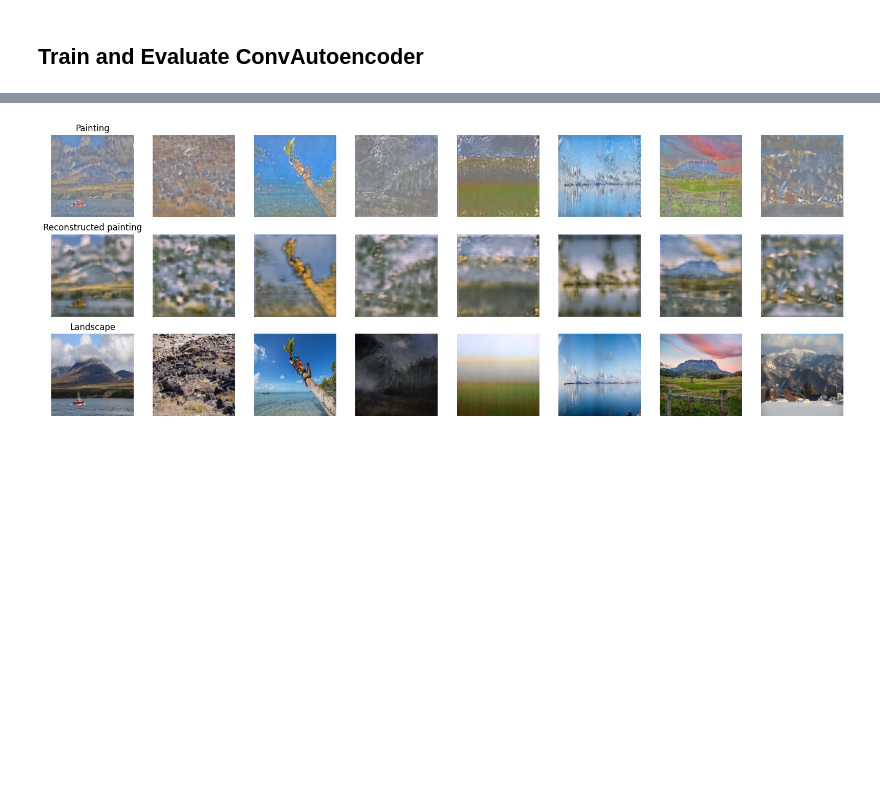
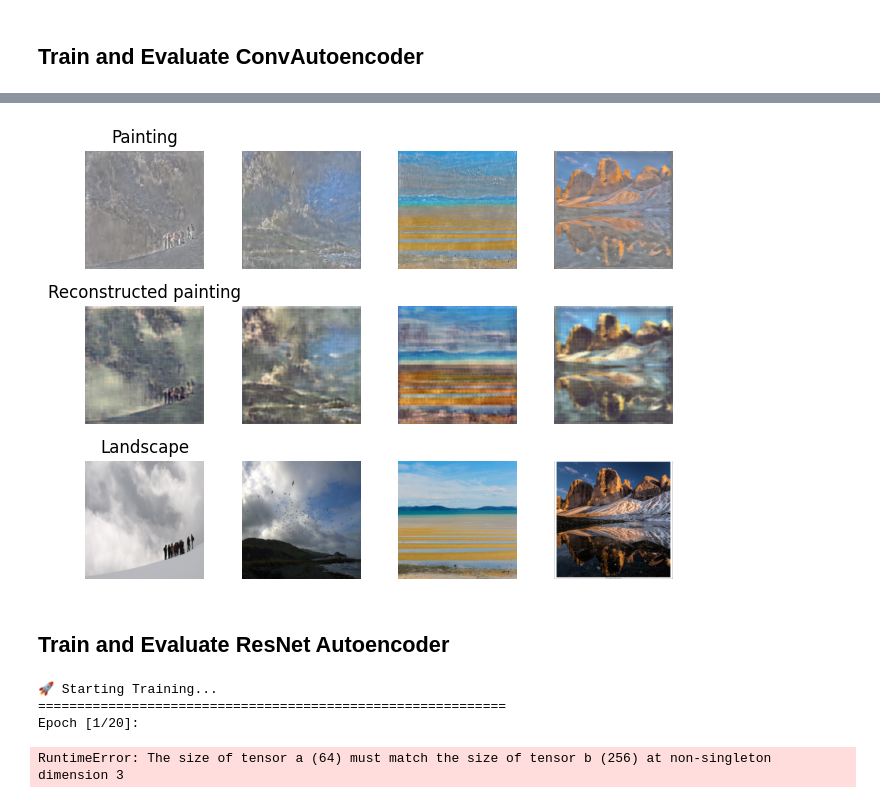
Before and after one commit to tinta2510/landscape2art, a Jupyter notebook: train.ipynb, the cells around one changed output, grey strips where cells are left out. Cells and saved outputs as stored; diff of their text form; code cells hidden in the pictures; blank space fills up the shorter version.

Commit message:
Trained ConvAutoencoder

```diff
--- a/train.ipynb
+++ b/train.ipynb
@@ -21,7 +22,8 @@ from tqdm import tqdm
 from conv_autoencoder import ConvAutoencoder
 from resnet_autoencoder import ResnetAutoencoder
 # %%
-DIR = '/content/landscape2art'
+DATA_DIR = '/content/monet_style_dataset'
+MODEL_DIR = '/content/drive/Othercomputers/T14S-G14/D:/HCMUT_Workspace/HK251/Digital-Image-Processing-and-Computer-Vision/assignment/landscape2art/models'
 # %% [markdown]
 ## Prepare Dataset and Dataloader
 # %%
@@ -69,8 +71,8 @@ class PhotoPaintingDataset(Dataset):
 
         return photo, painting
 # %%
-photos_dir = os.path.join(DIR, 'monet_style_dataset', 'original')
-paintings_dir = os.path.join(DIR, 'monet_style_dataset', 'stylized')
+photos_dir = os.path.join(DATA_DIR, 'original')
+paintings_dir = os.path.join(DATA_DIR, 'stylized')
 
 all_files = sorted(os.listdir(photos_dir))
 train_idx, test_idx = train_test_split(range(len(all_files)), test_size=0.2, random_state=42)
@@ -192,33 +270,35 @@ def show_examples(model, data_loader, idx, device):
         it = iter(data_loader)
         photo, painting = next(it)
         for i in range(idx):
           photo, painting = next(it)
 
         painting, photo = painting.to(device), photo.to(device)
         output = model(painting)
 
         painting = painting.cpu().numpy()
         photo = photo.cpu().numpy()
         output = output.cpu().numpy()
 
-        fig, axes = plt.subplots(3, 8, figsize=(16, 6))
-        for i in range(8):
+        fig, axes = plt.subplots(3, 4)
+        for i in range(4):
             # Display paintingscale input
             axes[0, i].imshow(painting[i].transpose(1, 2, 0))
             axes[0, i].axis('off')
             # Display predicted photo output
             axes[1, i].imshow(output[i].transpose(1, 2, 0))
             axes[1, i].axis('off')
             # Display ground truth
             axes[2, i].imshow(photo[i].transpose(1, 2, 0))
             axes[2, i].axis('off')
 
         axes[0, 0].set_title("Painting")
         axes[1, 0].set_title("Reconstructed painting")
         axes[2, 0].set_title("Landscape")
         plt.tight_layout()
         plt.show()
 
 show_examples(model, test_loader, 6, device)
 # %% [output]
-[figure, old version]
+[figure, new version]
+# %% [markdown]
+## Train and Evaluate ResNet Autoencoder
@@ -224,0 +309,16 @@ show_examples(model, test_loader, 6, device)
+# %%
+device = torch.device("cuda" if torch.cuda.is_available() else "cpu")
+model = ResnetAutoencoder(in_channel=3, out_channel=3, hidden_channels=hidden_channels).to(device)
+criterion = nn.MSELoss()
+optimizer = optim.Adam(model.parameters(), lr=learning_rate)
+scheduler = torch.optim.lr_scheduler.ReduceLROnPlateau(
+    optimizer, mode='min', factor=0.5, patience=3
+)
+
+train_loss_lst, eval_loss_lst = train(model, optimizer, criterion,
+                                      train_loader, test_loader, num_epochs=NUM_EPOCHS, device=device)
+# %% [output]
+🚀 Starting Training...
+============================================================
+Epoch [1/20]:
+RuntimeError: The size of tensor a (64) must match the size of tensor b (256) at non-singleton dimension 3
```
Also changed, not shown: parts of 11 cells of this notebook, 2 other files.
